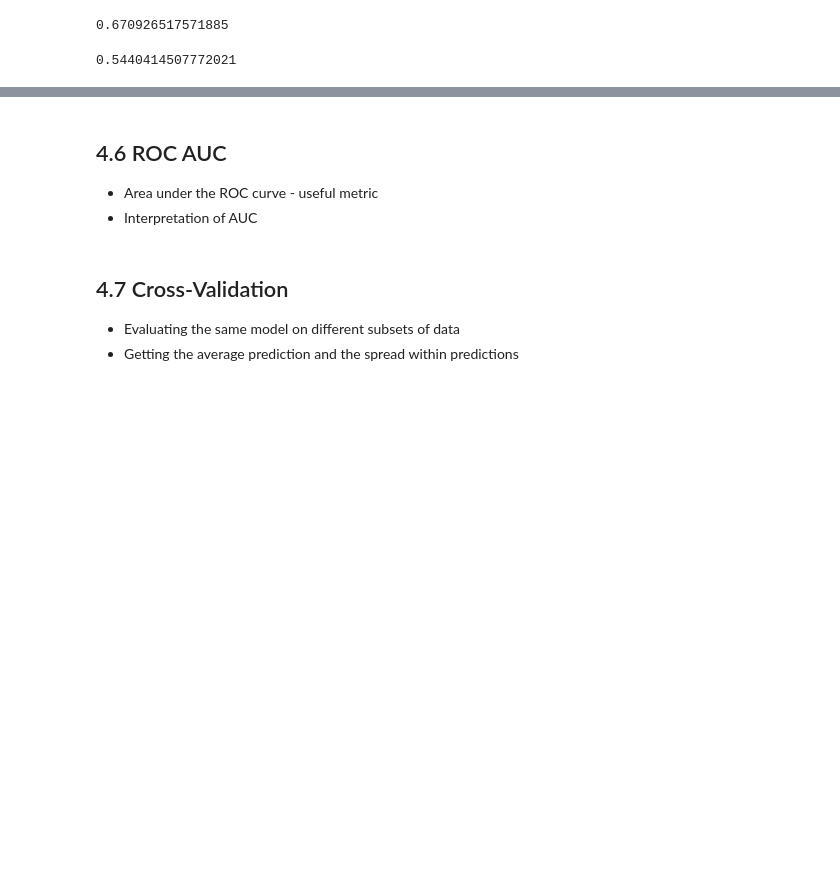
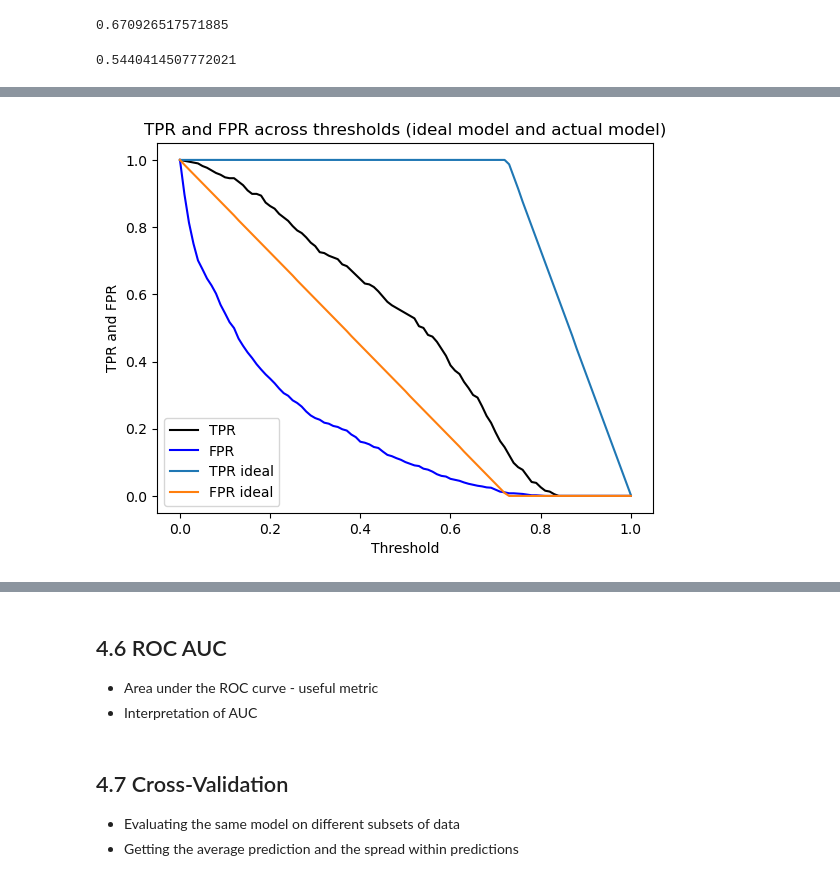
Before and after one commit to viviensiu/ml-zoomcamp, a Jupyter notebook: 4_evaluation/notebook.ipynb, the cells around one changed output, grey strips where cells are left out. Saved outputs shown, nothing was run; the diff lists cells and outputs as text; code cells hidden in the pictures; blank space fills up the shorter version.

```diff
--- a/4_evaluation/notebook.ipynb
+++ b/4_evaluation/notebook.ipynb
@@ -334,11 +403,18 @@ plt.legend()
 # %%
+title = "TPR and FPR across thresholds (ideal model and actual model)"
 plt.plot(df_scores.threshold, df_scores['tpr'], label='TPR', color='black')
 plt.plot(df_scores.threshold, df_scores['fpr'], label='FPR', color='blue')
 
 plt.plot(df_ideal.threshold, df_ideal['tpr'], label='TPR ideal')
 plt.plot(df_ideal.threshold, df_ideal['fpr'], label='FPR ideal')
 
 # plt.plot(df_rand.threshold, df_rand['tpr'], label='TPR random', color='grey')
 # plt.plot(df_rand.threshold, df_rand['fpr'], label='FPR random', color='grey')
 
+plt.xlabel("Threshold")
+plt.ylabel("TPR and FPR")
+plt.title(title)
 plt.legend()
+plt.show()
+# %% [output]
+[figure, added]
```
Also changed, not shown: parts of 21 cells of this notebook, 1 other file.
